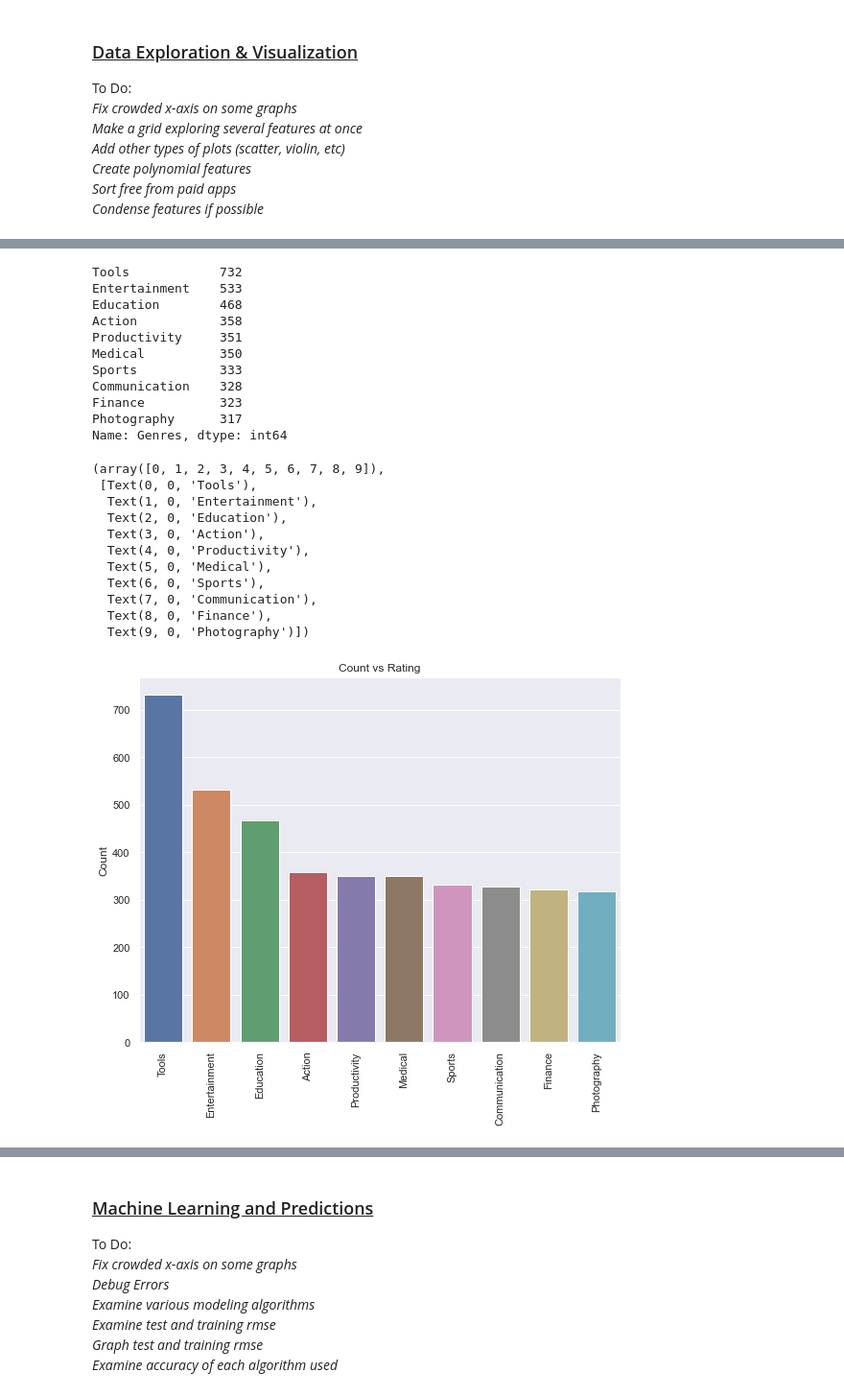
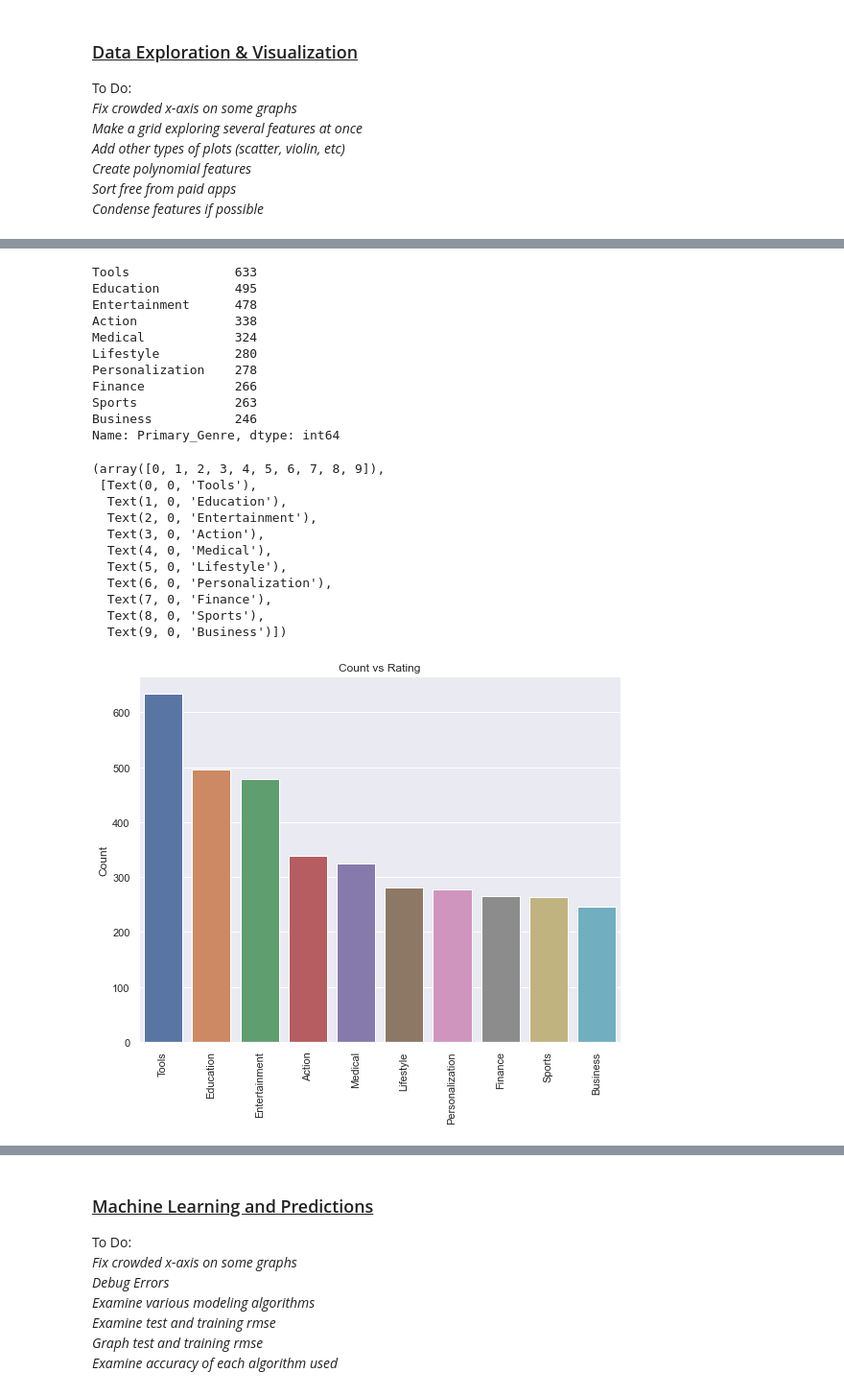
Before and after one commit to bryanaguiar/Data-Science-Group-Project, a Jupyter notebook: Playstore_Analysis_Data_Clean_Up.ipynb, the cells around one changed output, grey strips where cells are left out. Shown: that part at 96% size. Saved outputs shown, nothing was run; the diff lists cells and outputs as text; code cells hidden in the pictures.

```diff
--- a/Playstore_Analysis_Data_Clean_Up.ipynb
+++ b/Playstore_Analysis_Data_Clean_Up.ipynb
@@ -249,34 +255,34 @@ Name: Reviews, dtype: int32
-# %%
-# Examine the amount of ratings each genre has
-# Note - Need to fix crowded names on x-axis
-query = df['Genres'].value_counts()[:10]
-print(query)
-
-plot = sns.barplot(x=query.index, y=query.values)
-plot.set(title='Count vs Rating', ylabel='Count')
-plt.xticks(rotation=90)
-# %% [output]
-Tools            732
-Entertainment    533
-Education        468
-Action           358
-Productivity     351
-Medical          350
-Sports           333
-Communication    328
-Finance          323
-Photography      317
-Name: Genres, dtype: int64
-(array([0, 1, 2, 3, 4, 5, 6, 7, 8, 9]),
- [Text(0, 0, 'Tools'),
-  Text(1, 0, 'Entertainment'),
-  Text(2, 0, 'Education'),
-  Text(3, 0, 'Action'),
-  Text(4, 0, 'Productivity'),
-  Text(5, 0, 'Medical'),
-  Text(6, 0, 'Sports'),
-  Text(7, 0, 'Communication'),
-  Text(8, 0, 'Finance'),
-  Text(9, 0, 'Photography')])
-[figure, removed]
+# %%
+# Examine the amount of ratings each genre has
+
+query = df['Primary_Genre'].value_counts()[:10]
+print(query)
+
+plot = sns.barplot(x=query.index, y=query.values)
+plot.set(title='Count vs Rating', ylabel='Count')
+plt.xticks(rotation=90)
+# %% [output]
+Tools              633
+Education          495
+Entertainment      478
+Action             338
+Medical            324
+Lifestyle          280
+Personalization    278
+Finance            266
+Sports             263
+Business           246
+Name: Primary_Genre, dtype: int64
+(array([0, 1, 2, 3, 4, 5, 6, 7, 8, 9]),
+ [Text(0, 0, 'Tools'),
+  Text(1, 0, 'Education'),
+  Text(2, 0, 'Entertainment'),
+  Text(3, 0, 'Action'),
+  Text(4, 0, 'Medical'),
+  Text(5, 0, 'Lifestyle'),
+  Text(6, 0, 'Personalization'),
+  Text(7, 0, 'Finance'),
+  Text(8, 0, 'Sports'),
+  Text(9, 0, 'Business')])
+[figure, added]
 # %%
```
Also changed, not shown: parts of 18 cells of this notebook.
